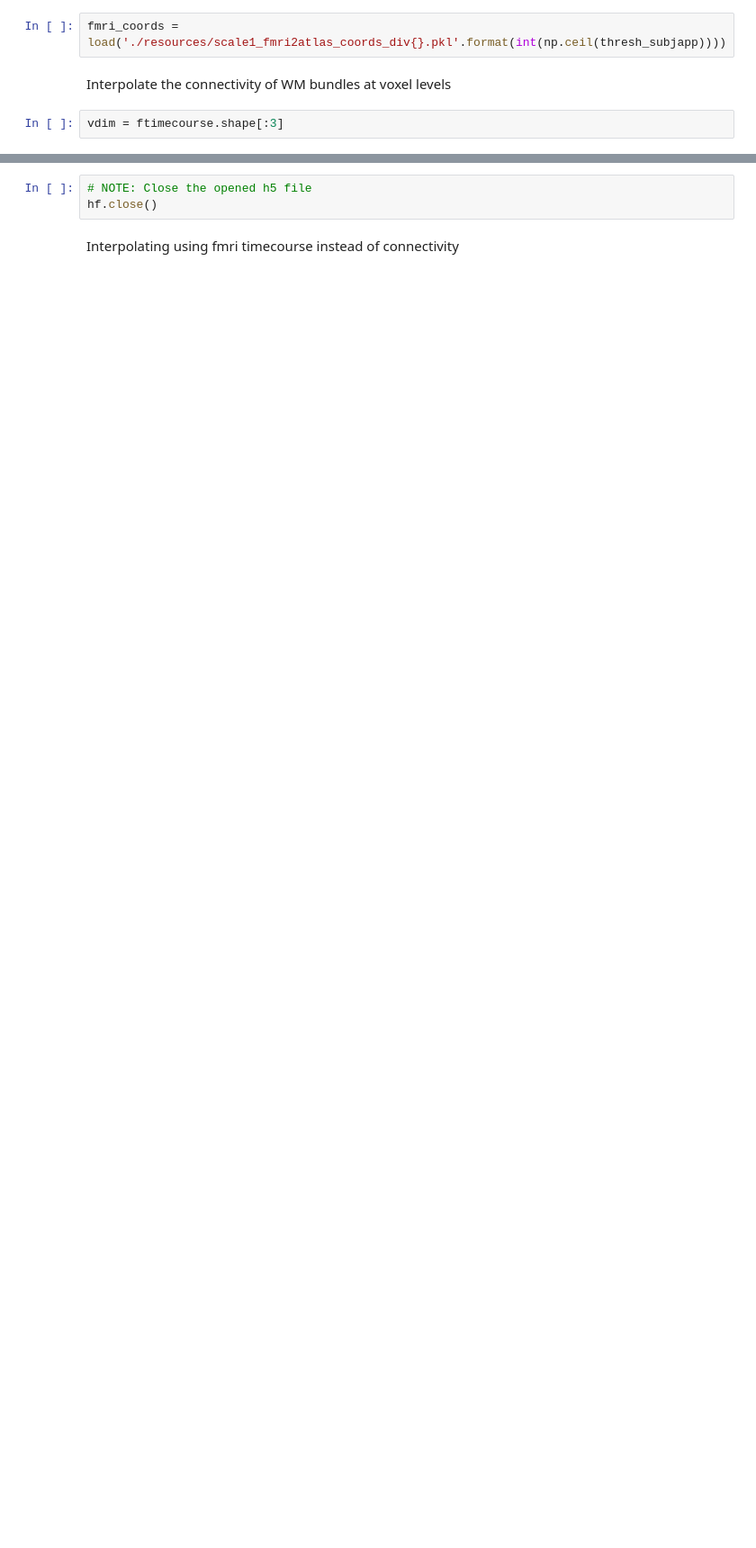
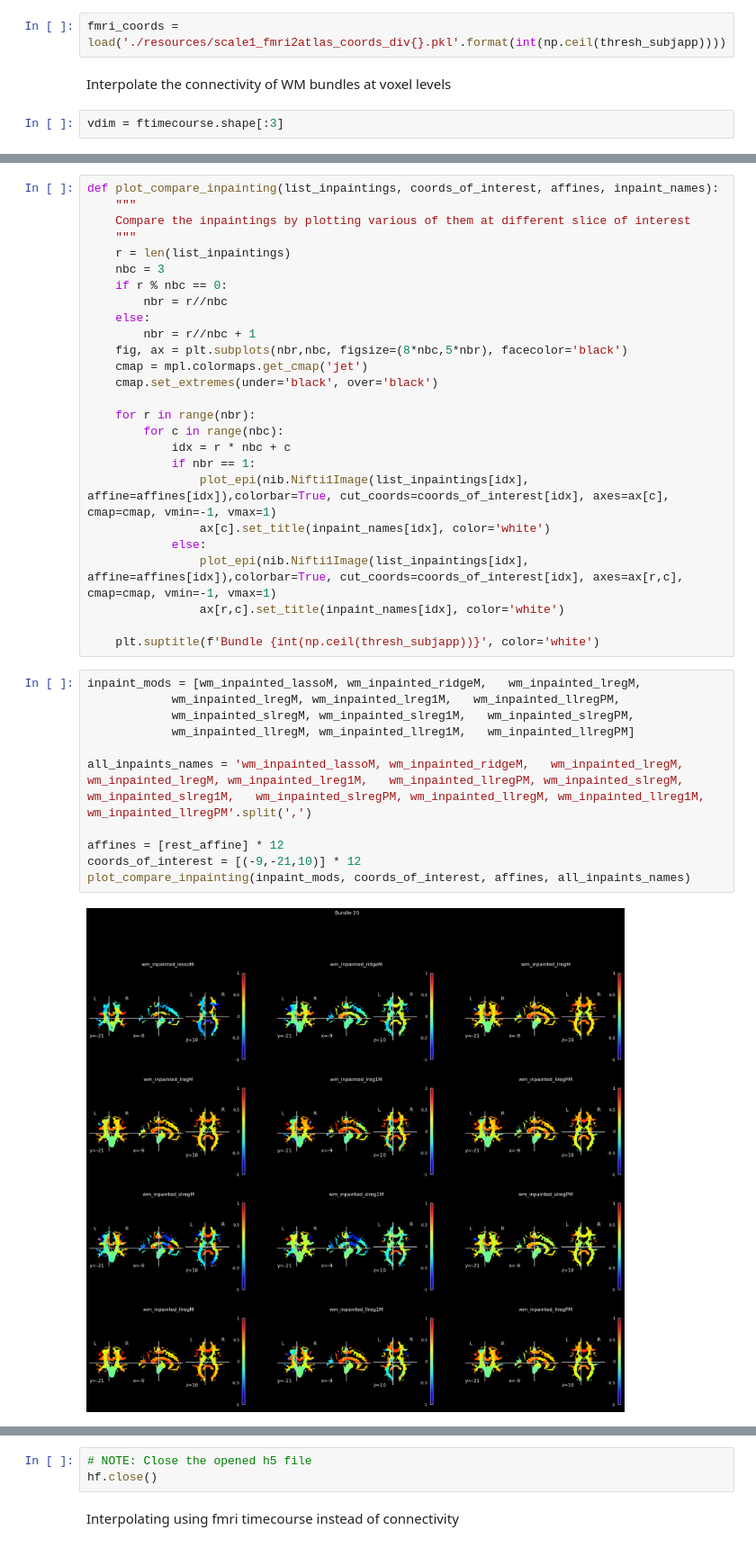
Before and after one commit to miki998/structural_wminpainting, a Jupyter notebook: functional_fiberatlas.ipynb, the cells around one changed output, grey strips where cells are left out. Shown at 90% size. Drawn from its saved outputs; the diff is of its cells as text; blank space fills up the shorter version.

```diff
--- a/functional_fiberatlas.ipynb
+++ b/functional_fiberatlas.ipynb
@@ -481,0 +496,39 @@ Text(0.5, 1.0, 'Lreg')
+# %%
+def plot_compare_inpainting(list_inpaintings, coords_of_interest, affines, inpaint_names):
+    """
+    Compare the inpaintings by plotting various of them at different slice of interest
+    """
+    r = len(list_inpaintings)
+    nbc = 3
+    if r % nbc == 0:
+        nbr = r//nbc
+    else:
+        nbr = r//nbc + 1
+    fig, ax = plt.subplots(nbr,nbc, figsize=(8*nbc,5*nbr), facecolor='black')
+    cmap = mpl.colormaps.get_cmap('jet')
+    cmap.set_extremes(under='black', over='black')
+
+    for r in range(nbr):
+        for c in range(nbc):
+            idx = r * nbc + c
+            if nbr == 1:
+                plot_epi(nib.Nifti1Image(list_inpaintings[idx], affine=affines[idx]),colorbar=True, cut_coords=coords_of_interest[idx], axes=ax[c], cmap=cmap, vmin=-1, vmax=1)
+                ax[c].set_title(inpaint_names[idx], color='white')
+            else:
+                plot_epi(nib.Nifti1Image(list_inpaintings[idx], affine=affines[idx]),colorbar=True, cut_coords=coords_of_interest[idx], axes=ax[r,c], cmap=cmap, vmin=-1, vmax=1)
+                ax[r,c].set_title(inpaint_names[idx], color='white')
+
+    plt.suptitle(f'Bundle {int(np.ceil(thresh_subjapp))}', color='white')
+# %%
+inpaint_mods = [wm_inpainted_lassoM, wm_inpainted_ridgeM,   wm_inpainted_lregM,
+            wm_inpainted_lregM, wm_inpainted_lreg1M,   wm_inpainted_llregPM,
+            wm_inpainted_slregM, wm_inpainted_slreg1M,   wm_inpainted_slregPM,
+            wm_inpainted_llregM, wm_inpainted_llreg1M,   wm_inpainted_llregPM]
+
+all_inpaints_names = 'wm_inpainted_lassoM, wm_inpainted_ridgeM,   wm_inpainted_lregM, wm_inpainted_lregM, wm_inpainted_lreg1M,   wm_inpainted_llregPM, wm_inpainted_slregM, wm_inpainted_slreg1M,   wm_inpainted_slregPM, wm_inpainted_llregM, wm_inpainted_llreg1M,   wm_inpainted_llregPM'.split(',')
+
+affines = [rest_affine] * 12
+coords_of_interest = [(-9,-21,10)] * 12
+plot_compare_inpainting(inpaint_mods, coords_of_interest, affines, all_inpaints_names)
+# %% [output]
+[figure, added]
```
Also changed, not shown: parts of 39 cells of this notebook, 10 other files.
